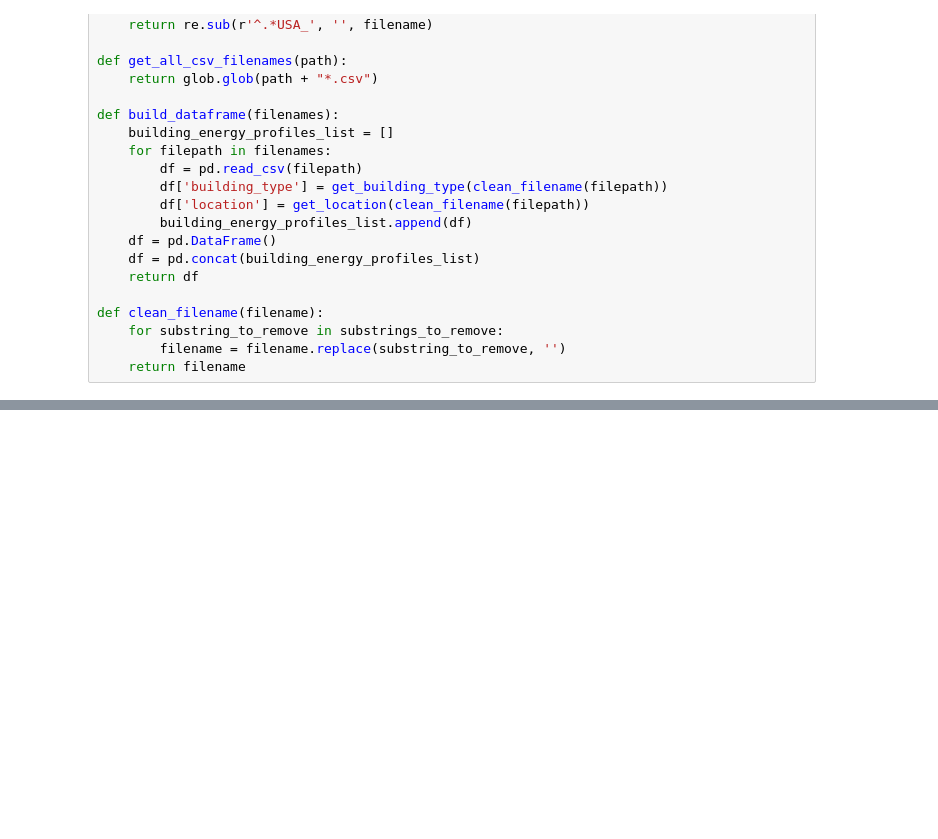
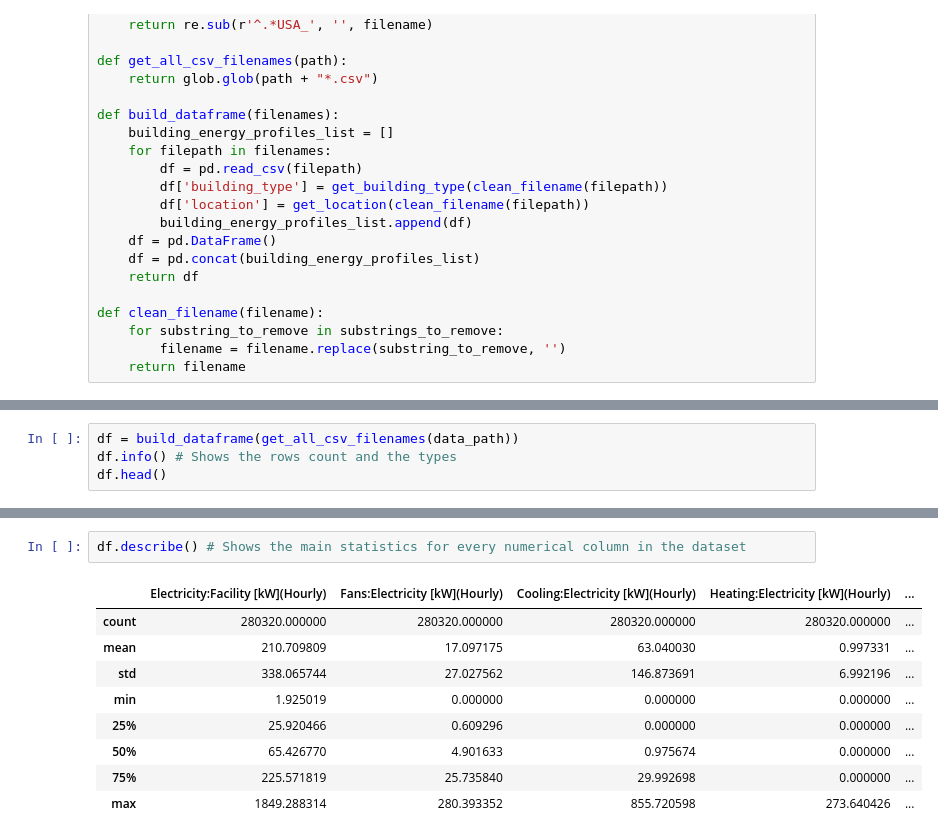
Before and after one commit to dgitts/electric-load-forecasting, a Jupyter notebook: notebooks/main.ipynb, the cells around one changed output, grey strips where cells are left out. Cells and saved outputs as stored; diff of their text form; blank space fills up the shorter version.

```diff
--- a/notebooks/main.ipynb
+++ b/notebooks/main.ipynb
@@ -71,0 +39,4 @@ memory usage: 34.2+ MB
+# %%
+df = build_dataframe(get_all_csv_filenames(data_path))
+df.info() # Shows the rows count and the types
+df.head()
@@ -71,0 +67,12 @@ memory usage: 34.2+ MB
+# %%
+df.describe() # Shows the main statistics for every numerical column in the dataset
+# %% [output]
+|  | Electricity:Facility [kW](Hourly) | Fans:Electricity [kW](Hourly) | Cooling:Electricity [kW](Hourly) | Heating:Electricity [kW](Hourly) | ... |
+| count | 280320.000000 | 280320.000000 | 280320.000000 | 280320.000000 | ... |
+| mean | 210.709809 | 17.097175 | 63.040030 | 0.997331 | ... |
+| std | 338.065744 | 27.027562 | 146.873691 | 6.992196 | ... |
+| min | 1.925019 | 0.000000 | 0.000000 | 0.000000 | ... |
+| 25% | 25.920466 | 0.609296 | 0.000000 | 0.000000 | ... |
+| 50% | 65.426770 | 4.901633 | 0.975674 | 0.000000 | ... |
+| 75% | 225.571819 | 25.735840 | 29.992698 | 0.000000 | ... |
+| max | 1849.288314 | 280.393352 | 855.720598 | 273.640426 | ... |
```
Also changed, not shown: parts of 16 cells of this notebook.
